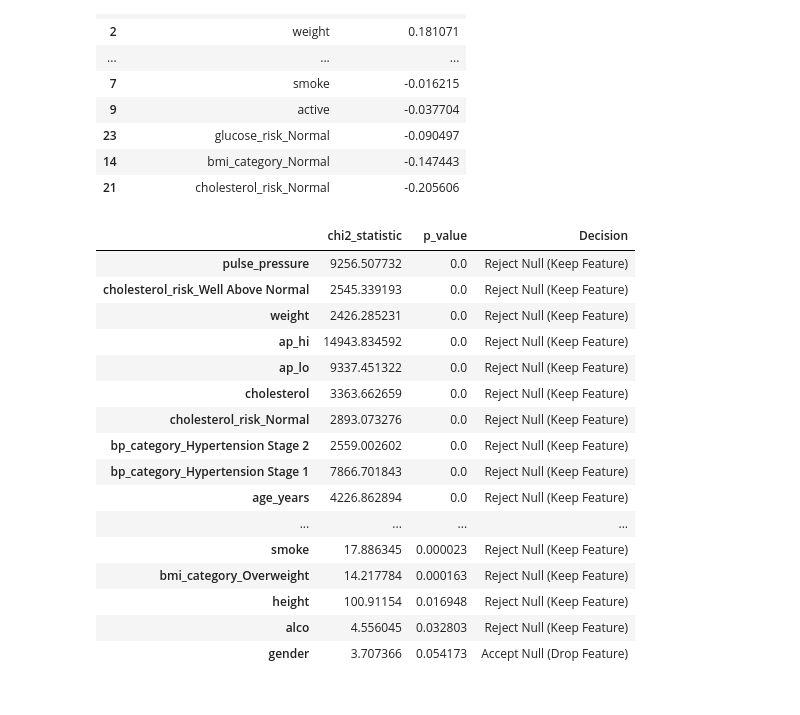
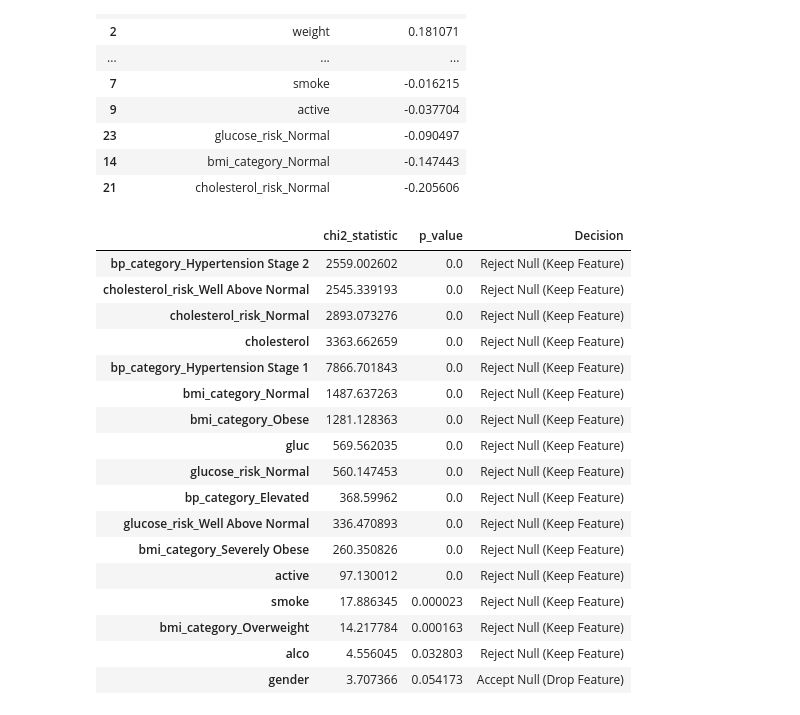
Before and after one commit to rajpatel-7/ML-DL, a Jupyter notebook: College Project/Task-2.ipynb, the cells around one changed output. Saved outputs shown, nothing was run; the diff lists cells and outputs as text; code cells hidden in the pictures.

```diff
--- a/College Project/Task-2.ipynb
+++ b/College Project/Task-2.ipynb
@@ -369,43 +369,64 @@ correlation_df.sort_values(by='Pearson Correlation', ascending=False)
 | 14 | bmi_category_Normal | -0.147443 |
 | 21 | cholesterol_risk_Normal | -0.205606 |
 # %%
+cat_features = [
+    'gender',
+    'smoke',
+    'alco',
+    'active',
+    'cholesterol',
+    'gluc',
+    'bp_category_Elevated',
+    'bp_category_Hypertension Stage 1',
+    'bp_category_Hypertension Stage 2',
+    'bmi_category_Normal',
+    'bmi_category_Overweight',
+    'bmi_category_Obese',
+    'bmi_category_Severely Obese',
+    'cholesterol_risk_Normal',
+    'cholesterol_risk_Well Above Normal',
+    'glucose_risk_Normal',
+    'glucose_risk_Well Above Normal'
+]
+
 from scipy.stats import chi2_contingency
 import pandas as pd
 
 alpha = 0.05
 chi2_results = {}
 
-for col in selected_features:
+for col in cat_features:
     contingency = pd.crosstab(df[col], df['cardio'])
     chi2_stat, p_val, _, _ = chi2_contingency(contingency)
 
     decision = 'Reject Null (Keep Feature)' if p_val < alpha else 'Accept Null (Drop Feature)'
 
     chi2_results[col] = {
         'chi2_statistic': chi2_stat,
         'p_value': p_val,
         'Decision': decision
     }
 chi2_df = pd.DataFrame(chi2_results).T
 chi2_df = chi2_df.sort_values(by='p_value')
 
 chi2_df
 # %% [output]
 |  | chi2_statistic | p_value | Decision |
-| pulse_pressure | 9256.507732 | 0.0 | Reject Null (Keep Feature) |
+| bp_category_Hypertension Stage 2 | 2559.002602 | 0.0 | Reject Null (Keep Feature) |
 | cholesterol_risk_Well Above Normal | 2545.339193 | 0.0 | Reject Null (Keep Feature) |
-| weight | 2426.285231 | 0.0 | Reject Null (Keep Feature) |
-| ap_hi | 14943.834592 | 0.0 | Reject Null (Keep Feature) |
-| ap_lo | 9337.451322 | 0.0 | Reject Null (Keep Feature) |
+| cholesterol_risk_Normal | 2893.073276 | 0.0 | Reject Null (Keep Feature) |
 | cholesterol | 3363.662659 | 0.0 | Reject Null (Keep Feature) |
-| cholesterol_risk_Normal | 2893.073276 | 0.0 | Reject Null (Keep Feature) |
-| bp_category_Hypertension Stage 2 | 2559.002602 | 0.0 | Reject Null (Keep Feature) |
 | bp_category_Hypertension Stage 1 | 7866.701843 | 0.0 | Reject Null (Keep Feature) |
-| age_years | 4226.862894 | 0.0 | Reject Null (Keep Feature) |
-| ... | ... | ... | ... |
+| bmi_category_Normal | 1487.637263 | 0.0 | Reject Null (Keep Feature) |
+| bmi_category_Obese | 1281.128363 | 0.0 | Reject Null (Keep Feature) |
+| gluc | 569.562035 | 0.0 | Reject Null (Keep Feature) |
+| glucose_risk_Normal | 560.147453 | 0.0 | Reject Null (Keep Feature) |
+| bp_category_Elevated | 368.59962 | 0.0 | Reject Null (Keep Feature) |
+| glucose_risk_Well Above Normal | 336.470893 | 0.0 | Reject Null (Keep Feature) |
+| bmi_category_Severely Obese | 260.350826 | 0.0 | Reject Null (Keep Feature) |
+| active | 97.130012 | 0.0 | Reject Null (Keep Feature) |
 | smoke | 17.886345 | 0.000023 | Reject Null (Keep Feature) |
 | bmi_category_Overweight | 14.217784 | 0.000163 | Reject Null (Keep Feature) |
-| height | 100.91154 | 0.016948 | Reject Null (Keep Feature) |
 | alco | 4.556045 | 0.032803 | Reject Null (Keep Feature) |
 | gender | 3.707366 | 0.054173 | Accept Null (Drop Feature) |
 # %%
```
Also changed, not shown: parts of 9 cells of this notebook.
